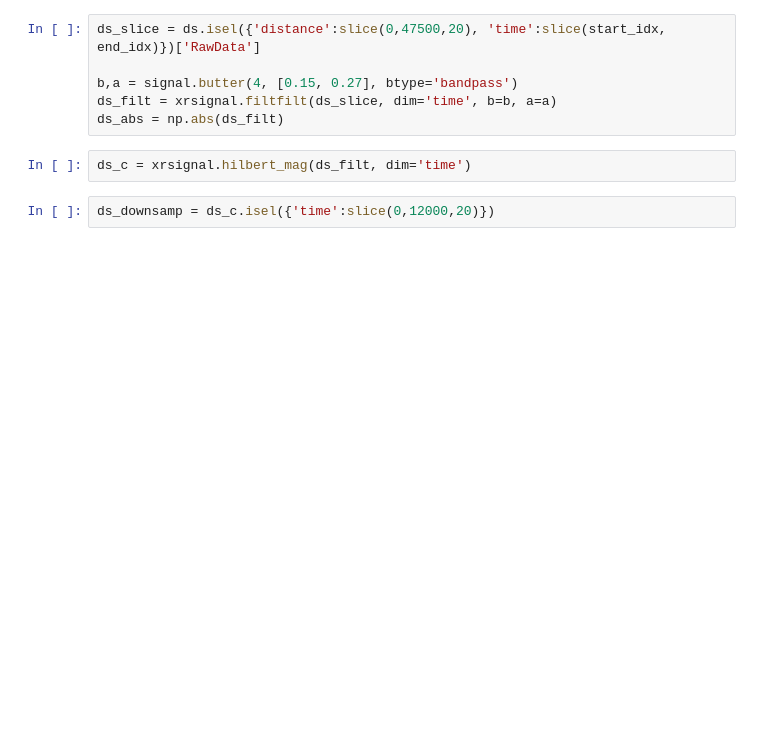
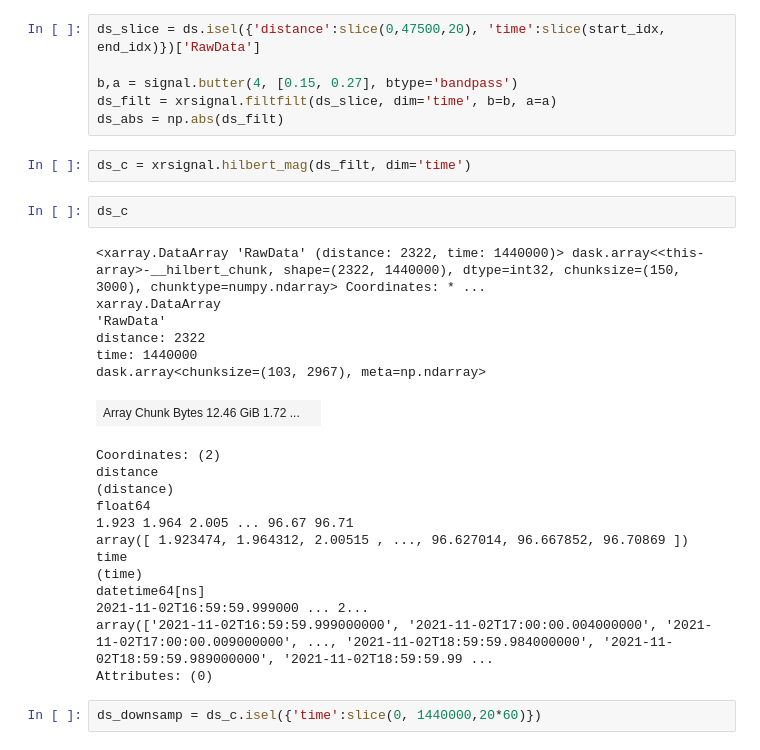
Before and after one commit to John-Ragland/ooiDAS, a Jupyter notebook: notebooks/plot_pictures.ipynb, the cells around one changed output. Cells and saved outputs as stored; diff of their text form; blank space fills up the shorter version.

```diff
--- a/notebooks/plot_pictures.ipynb
+++ b/notebooks/plot_pictures.ipynb
@@ -67,8 +51,30 @@ ds_filt = xrsignal.filtfilt(ds_slice, dim='time', b=b, a=a)
 ds_abs = np.abs(ds_filt)
 # %%
 ds_c = xrsignal.hilbert_mag(ds_filt, dim='time')
-# %%
-ds_downsamp = ds_c.isel({'time':slice(0,12000,20)})
+# %%
+ds_c
+# %% [output]
+<xarray.DataArray 'RawData' (distance: 2322, time: 1440000)> dask.array<<this-array>-__hilbert_chunk, shape=(2322, 1440000), dtype=int32, chunksize=(150, 3000), chunktype=numpy.ndarray> Coordinates: * ...
+xarray.DataArray
+'RawData'
+distance: 2322
+time: 1440000
+dask.array<chunksize=(103, 2967), meta=np.ndarray>
+| Array Chunk Bytes 12.46 GiB 1.72 ... |  |
+Coordinates: (2)
+distance
+(distance)
+float64
+1.923 1.964 2.005 ... 96.67 96.71
+array([ 1.923474, 1.964312, 2.00515 , ..., 96.627014, 96.667852, 96.70869 ])
+time
+(time)
+datetime64[ns]
+2021-11-02T16:59:59.999000 ... 2...
+array(['2021-11-02T16:59:59.999000000', '2021-11-02T17:00:00.004000000', '2021-11-02T17:00:00.009000000', ..., '2021-11-02T18:59:59.984000000', '2021-11-02T18:59:59.989000000', '2021-11-02T18:59:59.99 ...
+Attributes: (0)
+# %%
+ds_downsamp = ds_c.isel({'time':slice(0, 1440000,20*60)})
 # %%
 fig = plt.figure(figsize=(6,4))
 ax = plt.gca()
```
Also changed, not shown: parts of 6 cells of this notebook.
